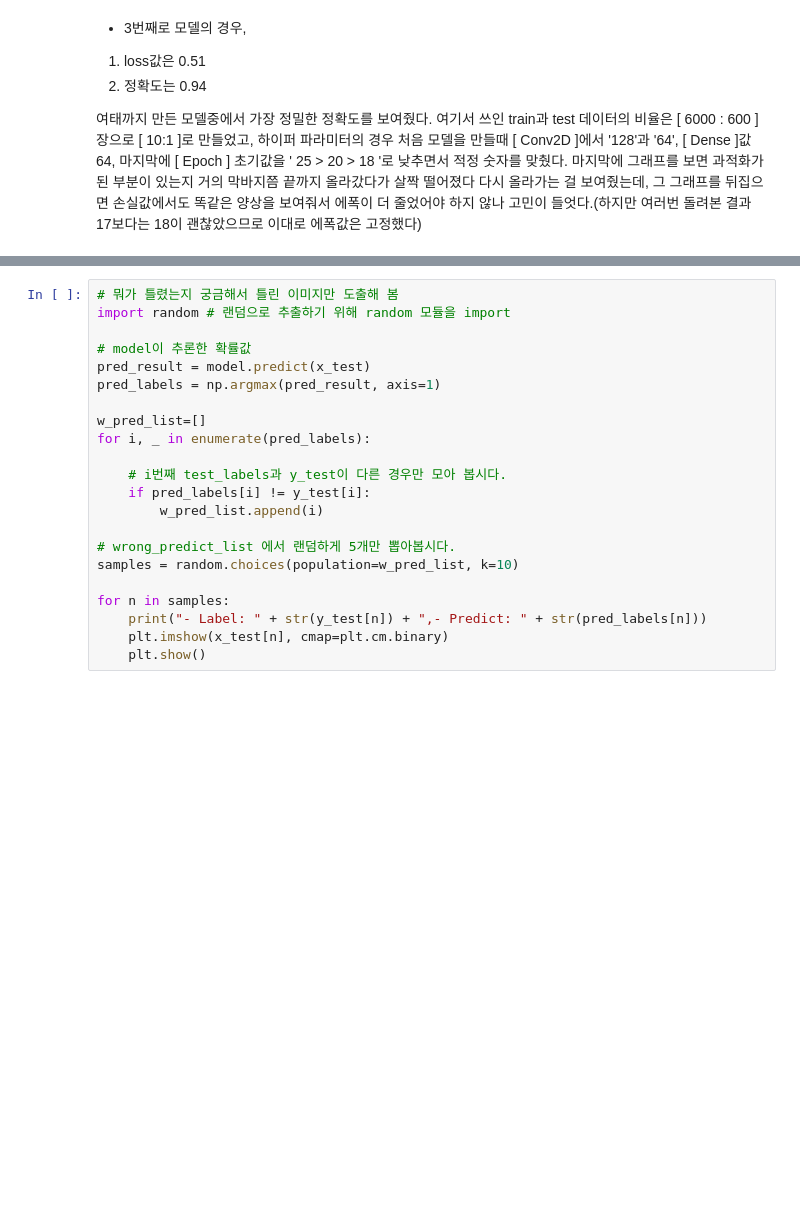
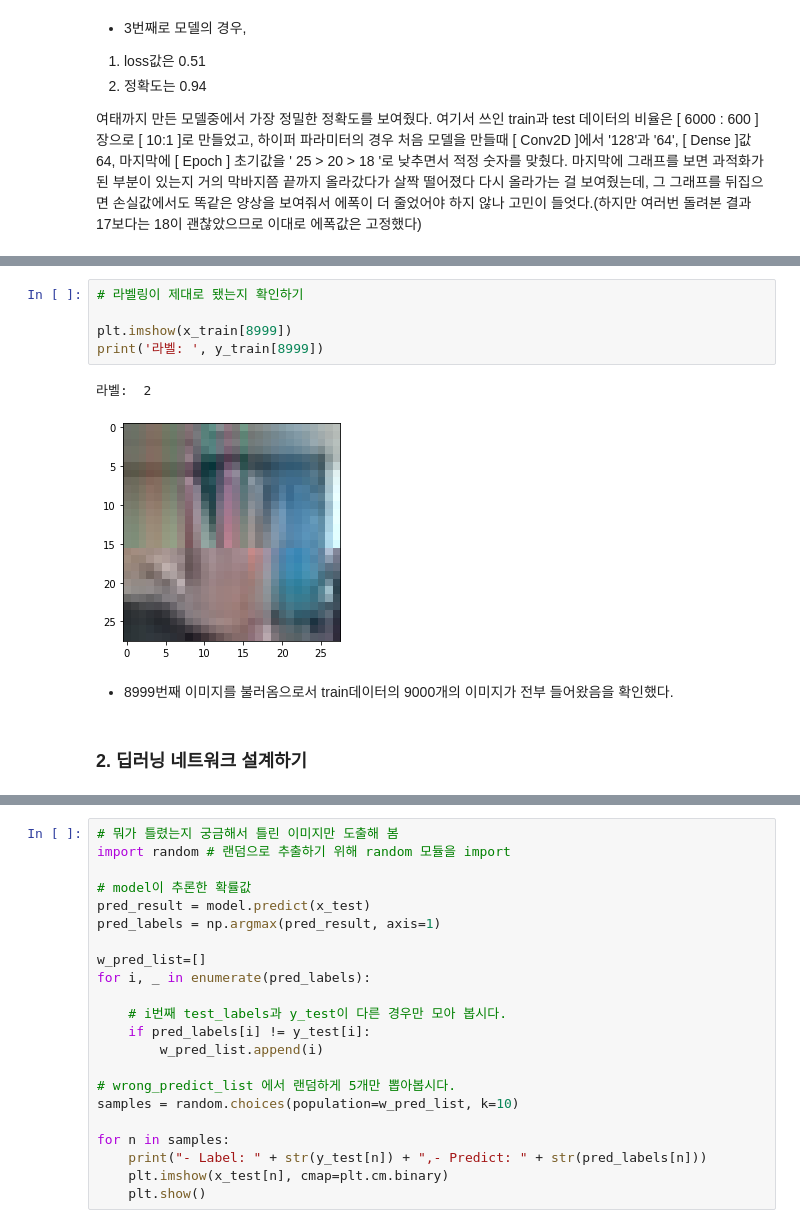
Before and after one commit to Wdstar09/Aiffel_project, a Jupyter notebook: LMS_Exploration/E-05/[E-05]exploration_05.ipynb, the cells around one changed output, grey strips where cells are left out. Drawn from its saved outputs; the diff is of its cells as text; blank space fills up the shorter version.

```diff
--- a/LMS_Exploration/E-05/[E-05]exploration_05.ipynb
+++ b/LMS_Exploration/E-05/[E-05]exploration_05.ipynb
@@ -820,0 +922,12 @@ plt.show()
+# %%
+# 라벨링이 제대로 됐는지 확인하기
+
+plt.imshow(x_train[8999])
+print('라벨: ', y_train[8999])
+# %% [output]
+라벨:  2
+[figure, added]
+# %% [markdown]
+* 8999번째 이미지를 불러옴으로서 train데이터의 9000개의 이미지가 전부 들어왔음을 확인했다.
+# %% [markdown]
+### 2. 딥러닝 네트워크 설계하기
```
Also changed, not shown: parts of 27 cells of this notebook.
